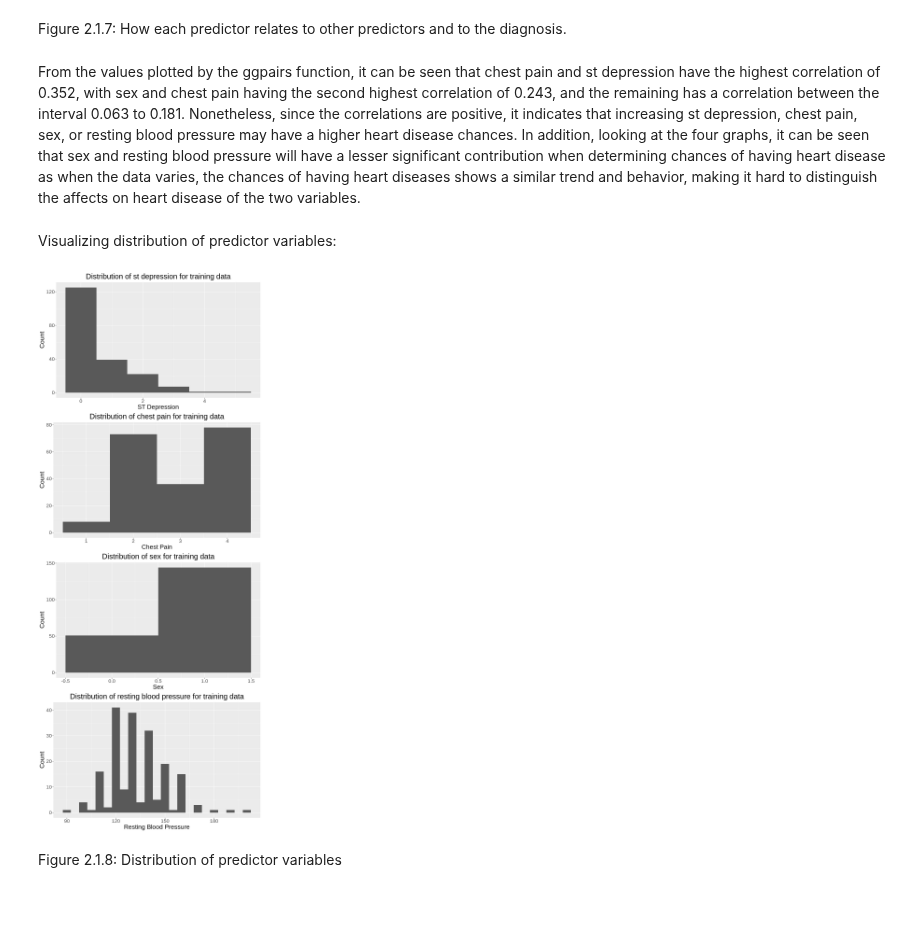
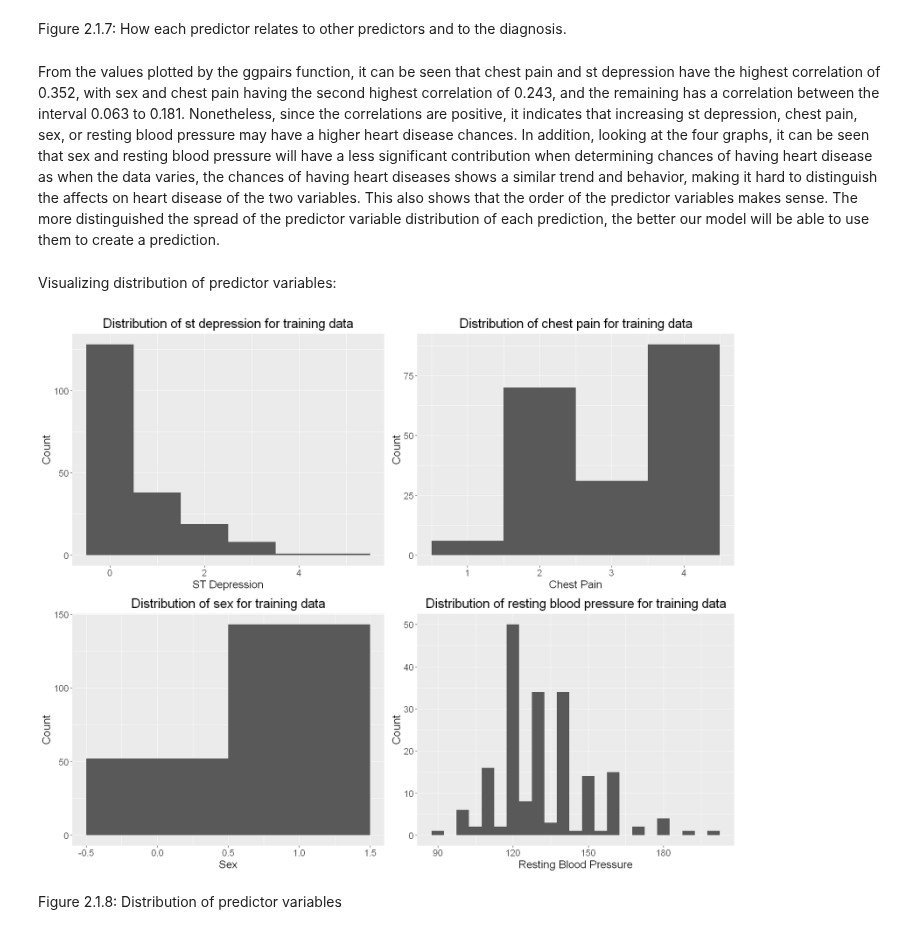
Before and after one commit to elshire7311/dsci100_group73, a Jupyter notebook: heart_analysis.ipynb, the cells around one changed output. Cells and saved outputs as stored; diff of their text form; code cells hidden in the pictures; blank space fills up the shorter version.

```diff
--- a/heart_analysis.ipynb
+++ b/heart_analysis.ipynb
@@ -60,10 +58,23 @@ Load the hungarian heart disease dataset and set proper column names:
 # load hungarian heart disease dataset from database
 
 url <- "https://archive.ics.uci.edu/ml/machine-learning-databases/heart-disease/processed.hungarian.data"
+column_names <- c('age',
+                  'sex',
+                  'chest_pain',
+                  'resting_blood_pressure',
+                  'cholesterol',
+                  'fasting_blood_sugar',
+                  'resting_ecg',
+                  'max_heart_rate',
+                  'exercise_induced_angina',
+                  'st_depression',
+                  'peak_st_slope',
+                  'major_vessel_num',
+                  'thal',
+                  'diagnosis')
 
-hungarian_data <- read_csv(url, col_names = c('age', 'sex', 'chest_pain', 'resting_blood_pressure', 'cholesterol',
-                                              'fasting_blood_sugar', 'resting_ecg', 'max_heart_rate', 'exercise_induced_angina',
-                                              'st_depression', 'peak_st_slope', 'major_vessel_num', 'thal', 'diagnosis'))
+
+hungarian_data <- read_csv(url, col_names = column_names)
 glimpse(hungarian_data)
 # %% [output]
 Rows: 294 Columns: 14
@@ -316,49 +329,49 @@ training_correlations
 # %% [markdown]
 Figure 2.1.7: How each predictor relates to other predictors and to the diagnosis.
 # %% [markdown]
-From the values plotted by the ggpairs function, it can be seen that chest pain and st depression have the highest correlation of 0.352, with sex and chest pain having the second highest correlation of 0.243, and the remaining has a correlation between the interval 0.063 to 0.181. Nonetheless, since the correlations are positive, it indicates that increasing st depression, chest pain, sex, or resting blood pressure may have a higher heart disease chances. In addition, looking at the four graphs, it can be seen that sex and resting blood pressure will have a lesser significant contribution when determining chances of having heart disease as when the data varies, the chances of having heart diseases shows a similar trend and behavior, making it hard to distinguish the affects on heart disease of the two variables.
+From the values plotted by the ggpairs function, it can be seen that chest pain and st depression have the highest correlation of 0.352, with sex and chest pain having the second highest correlation of 0.243, and the remaining has a correlation between the interval 0.063 to 0.181. Nonetheless, since the correlations are positive, it indicates that increasing st depression, chest pain, sex, or resting blood pressure may have a higher heart disease chances. In addition, looking at the four graphs, it can be seen that sex and resting blood pressure will have a less significant contribution when determining chances of having heart disease as when the data varies, the chances of having heart diseases shows a similar trend and behavior, making it hard to distinguish the affects on heart disease of the two variables. This also shows that the order of the predictor variables makes sense. The more distinguished the spread of the predictor variable distribution of each prediction, the better our model will be able to use them to create a prediction.
 # %% [markdown]
 Visualizing distribution of predictor variables:
 # %%
-options(repr.plot.width = 10, repr.plot.height = 25)
+options(repr.plot.width = 15, repr.plot.height = 12)
 
 training_st_depression_plot <- hungarian_train |>
                 ggplot(aes(x=st_depression))+
                 geom_histogram(binwidth=1)+
                 labs(x="ST Depression", y="Count")+
                 ggtitle("Distribution of st depression for training data")+
-                theme(text=element_text(size=20), plot.title=element_text(hjust=0.5))
+                theme(text=element_text(size=17), plot.title=element_text(hjust=0.5))
 
 training_chest_pain_plot <- hungarian_train |>
                 ggplot(aes(x=chest_pain))+
                 geom_histogram(binwidth=1)+
                 labs(x="Chest Pain", y="Count")+
                 ggtitle("Distribution of chest pain for training data")+
-                theme(text=element_text(size=20), plot.title=element_text(hjust=0.5))
+                theme(text=element_text(size=17), plot.title=element_text(hjust=0.5))
 
 training_sex_plot <- hungarian_train |>
                 ggplot(aes(x=sex))+
                 geom_histogram(binwidth=1)+
                 labs(x="Sex", y="Count")+
                 ggtitle("Distribution of sex for training data")+
-                theme(text=element_text(size=20), plot.title=element_text(hjust=0.5))
+                theme(text=element_text(size=17), plot.title=element_text(hjust=0.5))
 
 training_resting_blood_pressure_plot <- hungarian_train |>
                 ggplot(aes(x=resting_blood_pressure))+
                 geom_histogram(binwidth=5)+
                 labs(x="Resting Blood Pressure", y="Count")+
                 ggtitle("Distribution of resting blood pressure for training data")+
-                theme(text=element_text(size=20), plot.title=element_text(hjust=0.5))
+                theme(text=element_text(size=17), plot.title=element_text(hjust=0.5))
 
 hungarian_training_plot <- plot_grid(training_st_depression_plot,
                                      training_chest_pain_plot,
                                      training_sex_plot,
                                      training_resting_blood_pressure_plot,
-                                     ncol=1)
+                                     ncol=2)
 
 hungarian_training_plot
 # %% [output]
-[figure, old version]
+[figure, new version]
 # %% [markdown]
 Figure 2.1.8: Distribution of predictor variables
 # %% [markdown]
```
Also changed, not shown: parts of 13 cells of this notebook.
